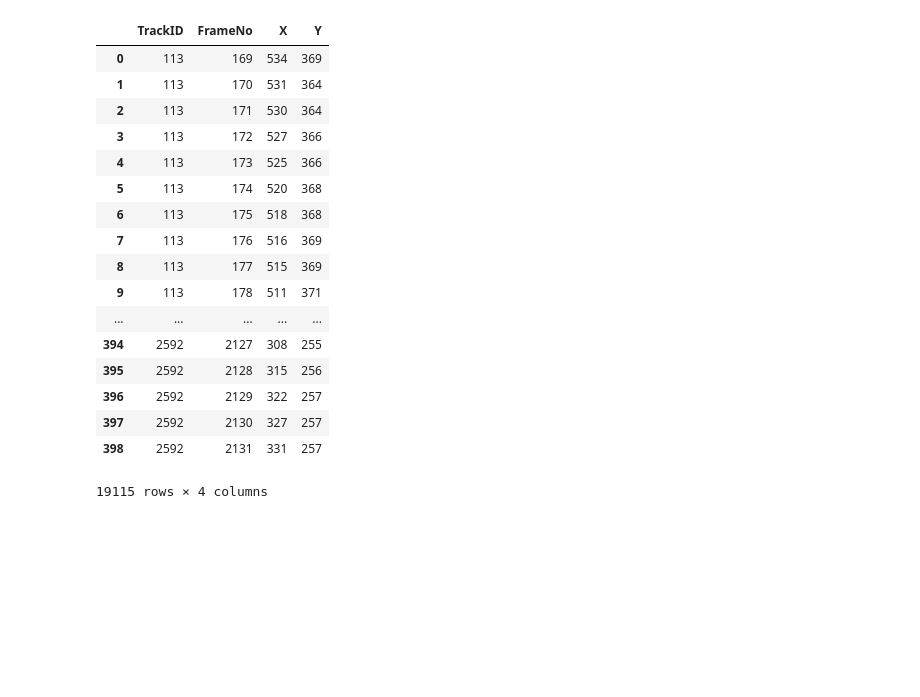
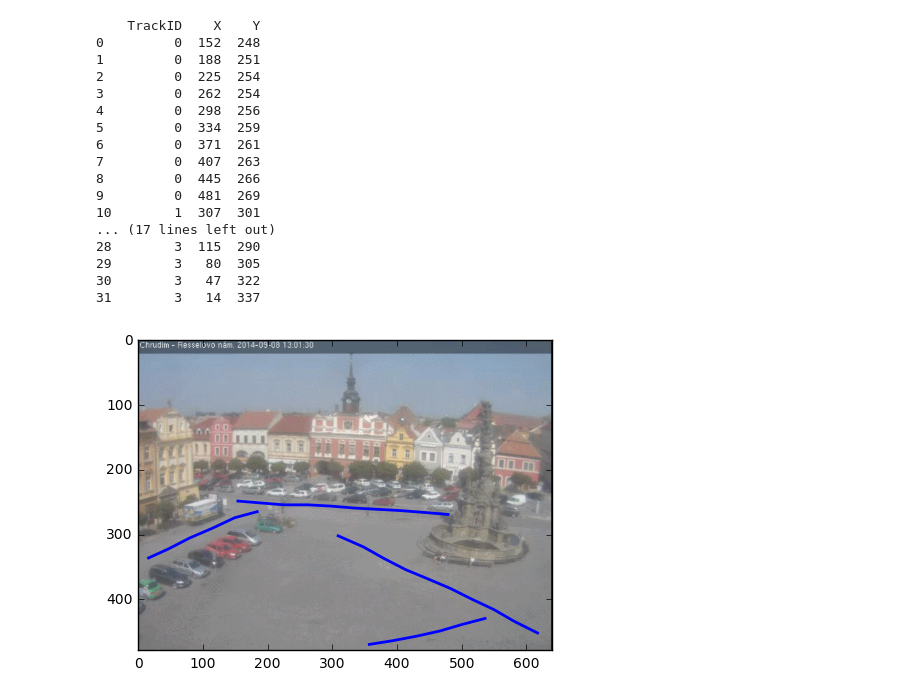
Before and after one commit to IcedDoggie/Pattern-Mining-from-Long-Term-Video-Surveillance, a Jupyter notebook: Clustering.ipynb, the cells around one changed output. Cells and saved outputs as stored; diff of their text form; code cells hidden in the pictures; blank space fills up the shorter version.

```diff
--- a/Clustering.ipynb
+++ b/Clustering.ipynb
@@ -12,51 +12,60 @@ if sys.version_info[0] < 3:
     from StringIO import StringIO
 else:
     from io import StringIO
 
 # Tunable Variables
 days_to_process = 7
 pd.options.display.max_rows = 1000
 
 # Loading data
 col_names = ['TrackID','FrameNo', 'X', 'Y']
 # day1 = pd.read_table("001_20130101.txt",delimiter=" ", header=None, names=col_names)
 # day2 = pd.read_table("001_20130102.txt",delimiter=" ", header=None, names=col_names)
 # day3 = pd.read_table("001_20130103.txt",delimiter=" ", header=None, names=col_names)
 # day4 = pd.read_table("001_20130104.txt",delimiter=" ", header=None, names=col_names)
 # day5 = pd.read_table("001_20130105.txt",delimiter=" ", header=None, names=col_names)
 # day6 = pd.read_table("001_20130106.txt",delimiter=" ", header=None, names=col_names)
 # day7 = pd.read_table("001_20130107.txt",delimiter=" ", header=None, names=col_names)
 
 day1 = pd.read_table("001_20130212.txt",delimiter=" ", header=None, names=col_names)
 day2 = pd.read_table("001_20130214.txt",delimiter=" ", header=None, names=col_names)
 day3 = pd.read_table("001_20130215.txt",delimiter=" ", header=None, names=col_names)
 day4 = pd.read_table("001_20130216.txt",delimiter=" ", header=None, names=col_names)
 day5 = pd.read_table("001_20130217.txt",delimiter=" ", header=None, names=col_names)
 day6 = pd.read_table("001_20130218.txt",delimiter=" ", header=None, names=col_names)
 day7 = pd.read_table("001_20130219.txt",delimiter=" ", header=None, names=col_names)
 
 frames = [day1, day2, day3, day4, day5, day6, day7]
 concatDay = pd.concat(frames, ignore_index=True)
 # concatDay = concatDay.sort_values(by='TrackID', ascending=True)
-concatDay
+# concatDay
+# TraClusFileExporter(concatDay)
+clusteredTracks = ReadTraclusExport('LOST3output.txt')
+# print(dataframeInt)
+cluster = DataPrepsForColors(clusteredTracks)
+# print(clusteredTracks)
+ColorAssignment(clusteredTracks)
+cluster_line = LinesConstruct(clusteredTracks)
+# print(tempDF)
+Visualizer(cluster_line)
 # %% [output]
-|  | TrackID | FrameNo | X | Y |
-| 0 | 113 | 169 | 534 | 369 |
-| 1 | 113 | 170 | 531 | 364 |
-| 2 | 113 | 171 | 530 | 364 |
-| 3 | 113 | 172 | 527 | 366 |
-| 4 | 113 | 173 | 525 | 366 |
-| 5 | 113 | 174 | 520 | 368 |
-| 6 | 113 | 175 | 518 | 368 |
-| 7 | 113 | 176 | 516 | 369 |
-| 8 | 113 | 177 | 515 | 369 |
-| 9 | 113 | 178 | 511 | 371 |
-| ... | ... | ... | ... | ... |
-| 394 | 2592 | 2127 | 308 | 255 |
-| 395 | 2592 | 2128 | 315 | 256 |
-| 396 | 2592 | 2129 | 322 | 257 |
-| 397 | 2592 | 2130 | 327 | 257 |
-| 398 | 2592 | 2131 | 331 | 257 |
-19115 rows × 4 columns
+    TrackID    X    Y
+0         0  152  248
+1         0  188  251
+2         0  225  254
+3         0  262  254
+4         0  298  256
+5         0  334  259
+6         0  371  261
+7         0  407  263
+8         0  445  266
+9         0  481  269
+10        1  307  301
+... (17 lines left out)
+28        3  115  290
+29        3   80  305
+30        3   47  322
+31        3   14  337
+[figure, added]
 # %%
 # Prepare .tra extension file for TraClus clustering algorithm
```
Also changed, not shown: parts of 7 cells of this notebook.
